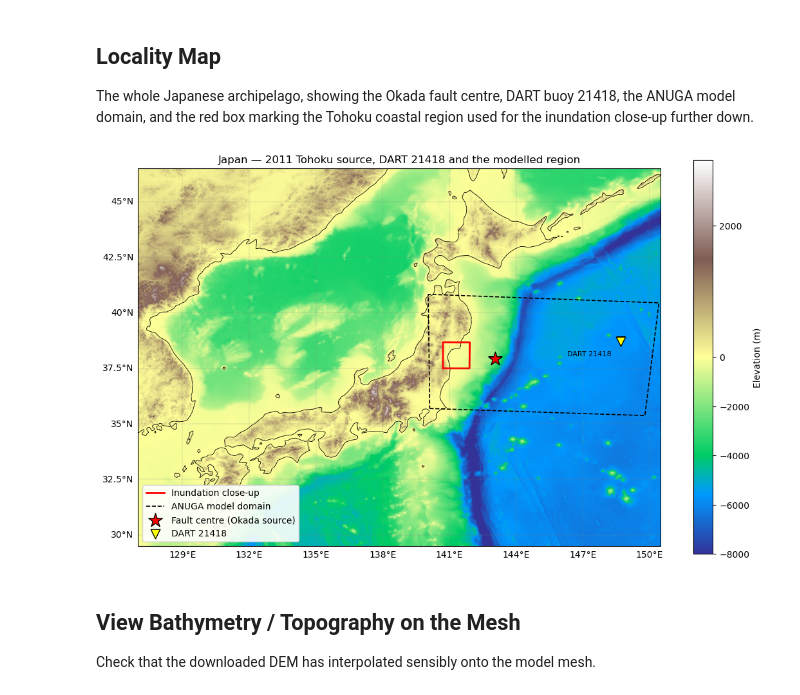
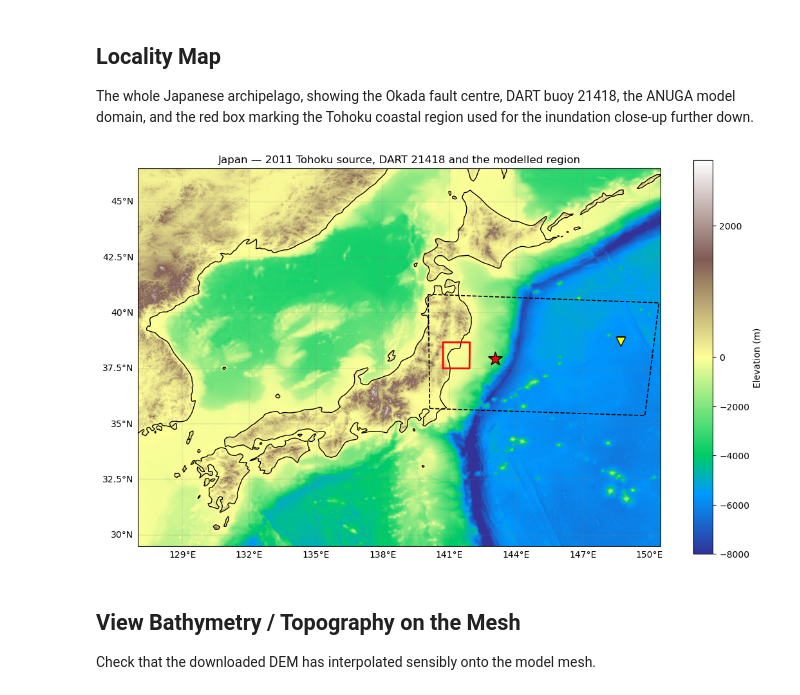
Before and after one commit to stoiver/Tohoku, a Jupyter notebook: notebook_tohoku_open_elevation.ipynb, the cells around one changed output. Drawn from its saved outputs; the diff is of its cells as text; code cells hidden in the pictures.

```diff
--- a/notebook_tohoku_open_elevation.ipynb
+++ b/notebook_tohoku_open_elevation.ipynb
@@ -321,42 +333,49 @@ with rasterio.open(japan_dem_file) as src:
     b = src.bounds
 japan_extent = [b.left, b.right, b.bottom, b.top]
 
+
+plot_legend = False
+
 fig, ax = plt.subplots(figsize=(11, 7.5), subplot_kw={'projection': ccrs.PlateCarree()})
 
 img = ax.imshow(japan_z, extent=japan_extent, origin='upper',
                 transform=ccrs.PlateCarree(), cmap='terrain',
                 norm=TwoSlopeNorm(vcenter=0., vmin=-8000., vmax=3000.))
 ax.set_extent(japan_extent, crs=ccrs.PlateCarree())
 
 # Tohoku close-up region
 bx, by = utm_box(closeup_extent)
 ax.plot(bx, by, transform=ccrs.UTM(zone=54), color='red', lw=2,
         label='Inundation close-up')
 
 # ANUGA model domain
 poly = np.array(project.bounding_polygon)
 ax.plot(np.append(poly[:, 0], poly[0, 0]), np.append(poly[:, 1], poly[0, 1]),
         transform=ccrs.UTM(zone=54), color='k', lw=1.2, ls='--',
         label='ANUGA model domain')
 
 ax.scatter(x0, y0, marker='*', color='red', edgecolor='k', s=260, zorder=5,
            transform=ccrs.UTM(zone=54), label='Fault centre (Okada source)')
 ax.scatter(gauges[21418].long, gauges[21418].lat, marker='v', color='yellow',
            edgecolor='k', s=110, zorder=5, transform=ccrs.PlateCarree(),
            label='DART 21418')
-ax.annotate('DART 21418', xy=(gauges[21418].long, gauges[21418].lat),
+
+if plot_legend:
+    ax.annotate('DART 21418', xy=(gauges[21418].long, gauges[21418].lat),
             xycoords=ccrs.PlateCarree()._as_mpl_transform(ax),
             xytext=(-10, -16), textcoords='offset points', fontsize=8, ha='right')
 
-ax.coastlines(resolution='50m', lw=0.6)
+ax.coastlines(resolution='50m', lw=1.0)
 gl = ax.gridlines(draw_labels=True, lw=0.3, color='gray', alpha=0.5)
 gl.top_labels = gl.right_labels = False
-ax.legend(loc='lower left', framealpha=0.9)
+
+if plot_legend:
+    ax.legend(loc='lower left', framealpha=0.9)
 plt.colorbar(img, ax=ax, shrink=0.85, label='Elevation (m)')
 plt.title('Japan \u2014 2011 Tohoku source, DART 21418 and the modelled region')
 plt.tight_layout()
 # %% [output]
-[figure, old version]
+[figure, new version]
 # %% [markdown]
 ## View Bathymetry / Topography on the Mesh
 
```
Also changed, not shown: parts of 18 cells of this notebook.
